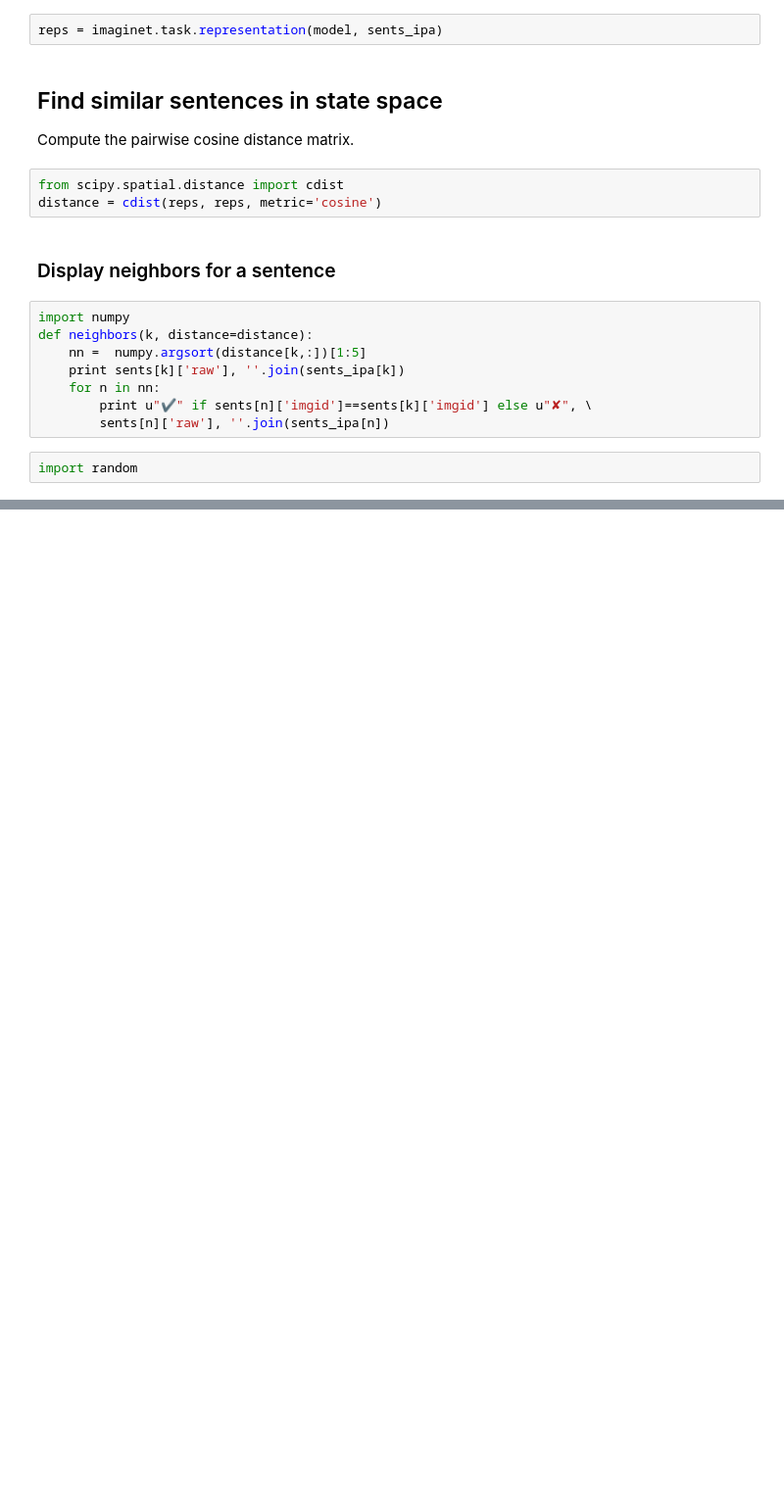
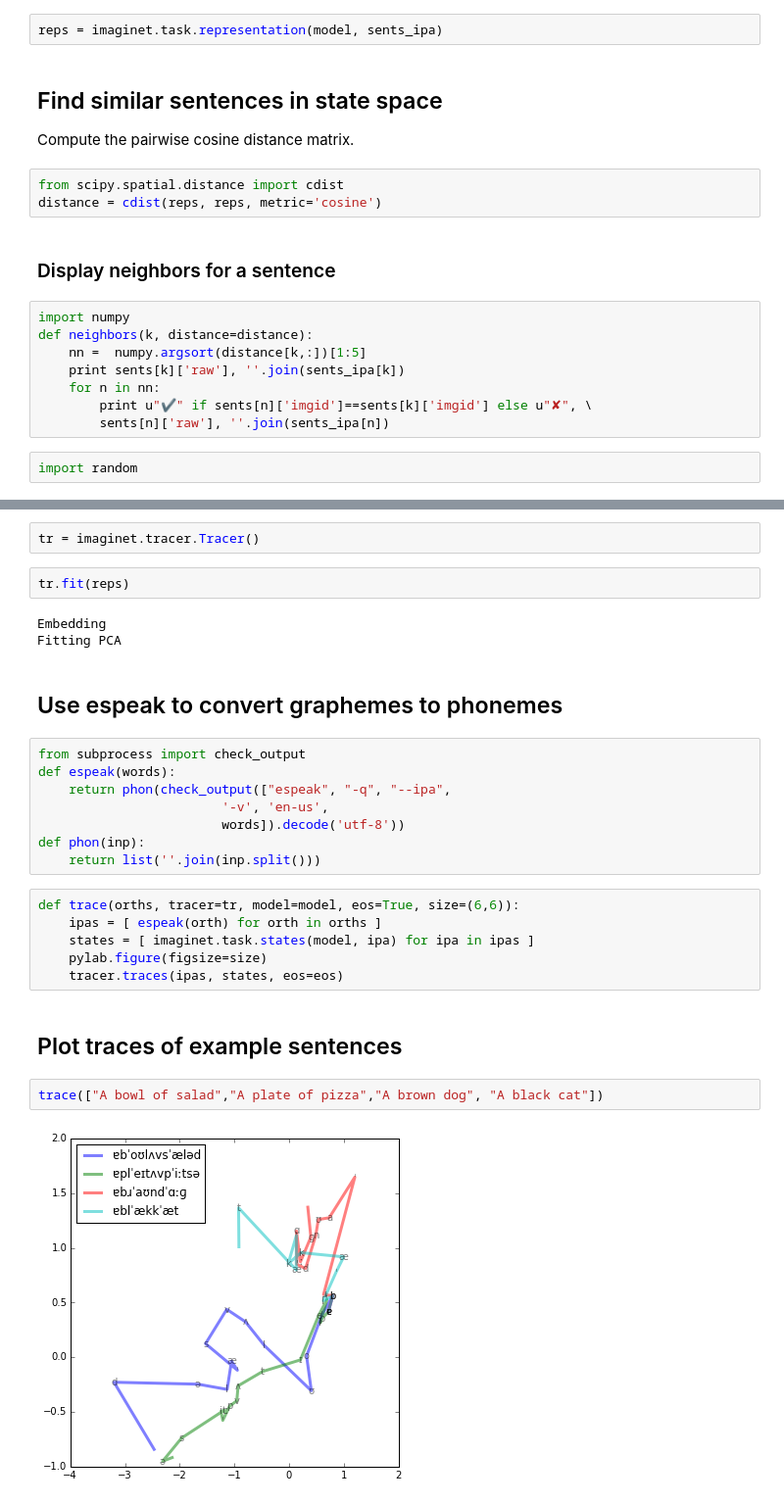
Before and after one commit to gchrupala/reimaginet, a Jupyter notebook: examples/ipa_img.ipynb, the cells around one changed output, grey strips where cells are left out. Shown at 98% size. Drawn from its saved outputs; the diff is of its cells as text; blank space fills up the shorter version.

Commit message:
Added tracing to examples/ipa_img

```diff
--- a/examples/ipa_img.ipynb
+++ b/examples/ipa_img.ipynb
@@ -116,0 +124,29 @@ a man riding a dirtbike on the beach ɐmˈænɹˈaɪdɪŋɐdˈɜːtbaɪkɑːnð
+# %%
+tr = imaginet.tracer.Tracer()
+# %%
+tr.fit(reps)
+# %% [output]
+Embedding
+Fitting PCA
+# %% [markdown]
+## Use espeak to convert graphemes to phonemes
+# %%
+from subprocess import check_output
+def espeak(words):
+    return phon(check_output(["espeak", "-q", "--ipa",
+                        '-v', 'en-us',
+                        words]).decode('utf-8'))
+def phon(inp):
+    return list(''.join(inp.split()))
+# %%
+def trace(orths, tracer=tr, model=model, eos=True, size=(6,6)):
+    ipas = [ espeak(orth) for orth in orths ]
+    states = [ imaginet.task.states(model, ipa) for ipa in ipas ]
+    pylab.figure(figsize=size)
+    tracer.traces(ipas, states, eos=eos)
+# %% [markdown]
+## Plot traces of example sentences
+# %%
+trace(["A bowl of salad","A plate of pizza","A brown dog", "A black cat"])
+# %% [output]
+[figure, added]
```
Also changed, not shown: parts of 6 cells of this notebook.
